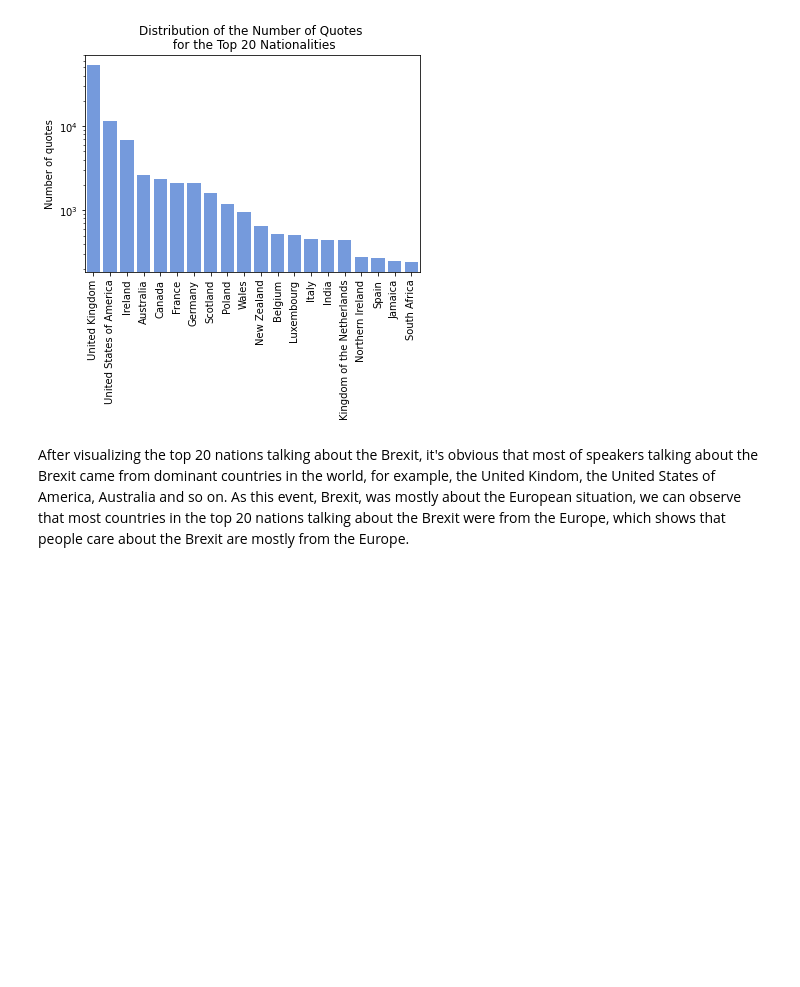
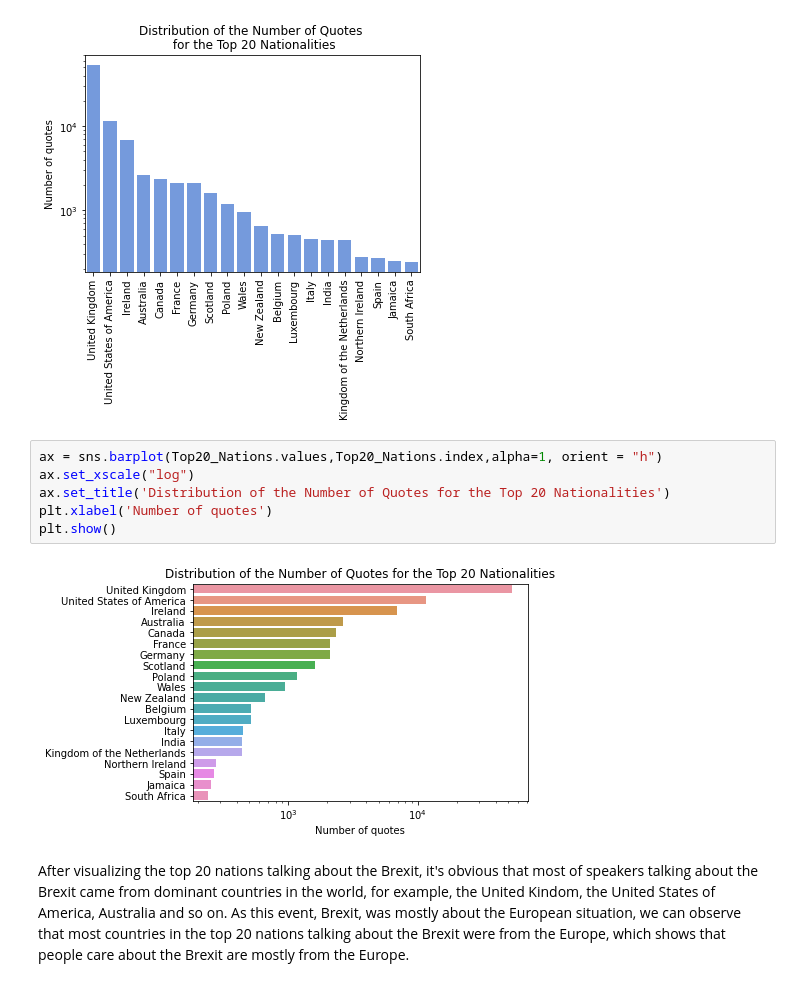
Before and after one commit to epfl-ada/ada-2021-project-skrw, a Jupyter notebook: Milestone_3.ipynb, the cells around one changed output. Drawn from its saved outputs; the diff is of its cells as text; blank space fills up the shorter version.

```diff
--- a/Milestone_3.ipynb
+++ b/Milestone_3.ipynb
@@ -111,6 +139,14 @@ plt.ylabel('Number of quotes')
 plt.show()
 # %% [output]
 [figure]
+# %%
+ax = sns.barplot(Top20_Nations.values,Top20_Nations.index,alpha=1, orient = "h")
+ax.set_xscale("log")
+ax.set_title('Distribution of the Number of Quotes for the Top 20 Nationalities')
+plt.xlabel('Number of quotes')
+plt.show()
+# %% [output]
+[figure, added]
 # %% [markdown]
 After visualizing the top 20 nations talking about the Brexit, it's obvious that most of speakers talking about the Brexit came from dominant countries in the world, for example, the United Kindom, the United States of America, Australia and so on. As this event, Brexit, was mostly about the European situation, we can observe that most countries in the top 20 nations talking about the Brexit were from the Europe, which shows that people care about the Brexit are mostly from the Europe.
 # %% [markdown]
```
Also changed, not shown: parts of 36 cells of this notebook, 1 other file.
